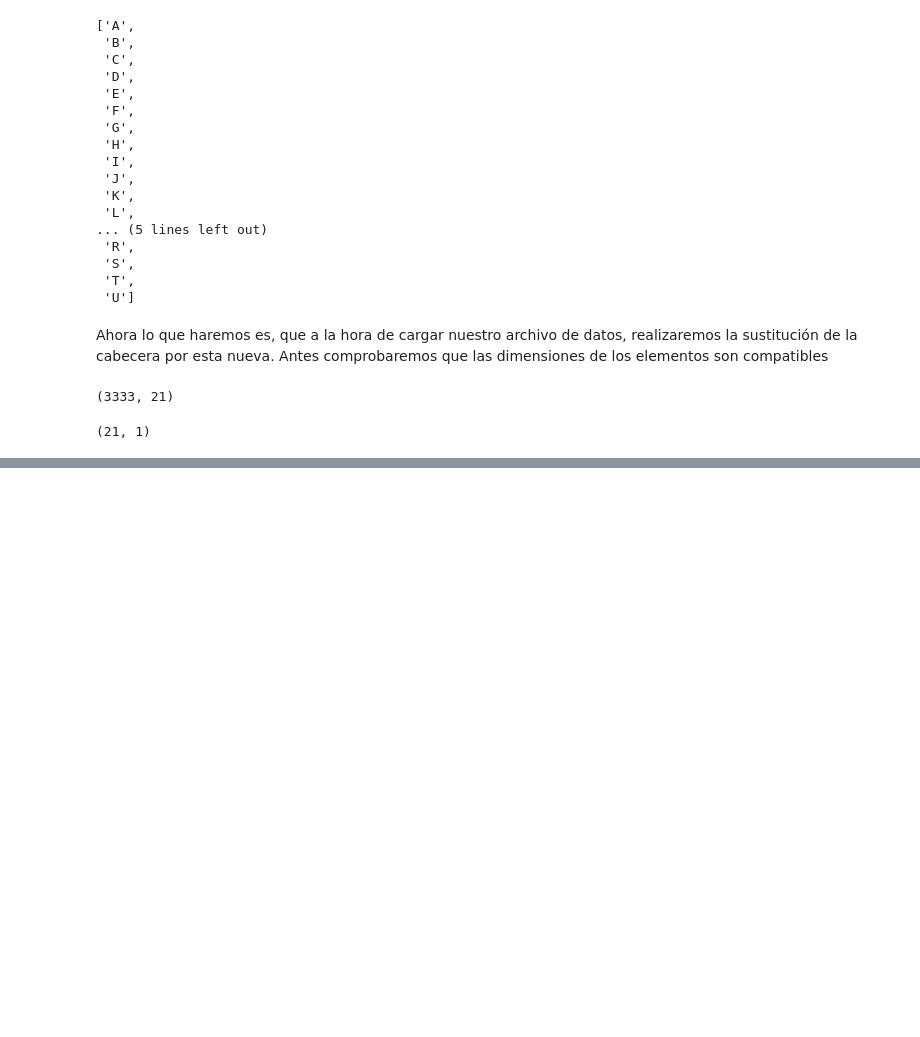
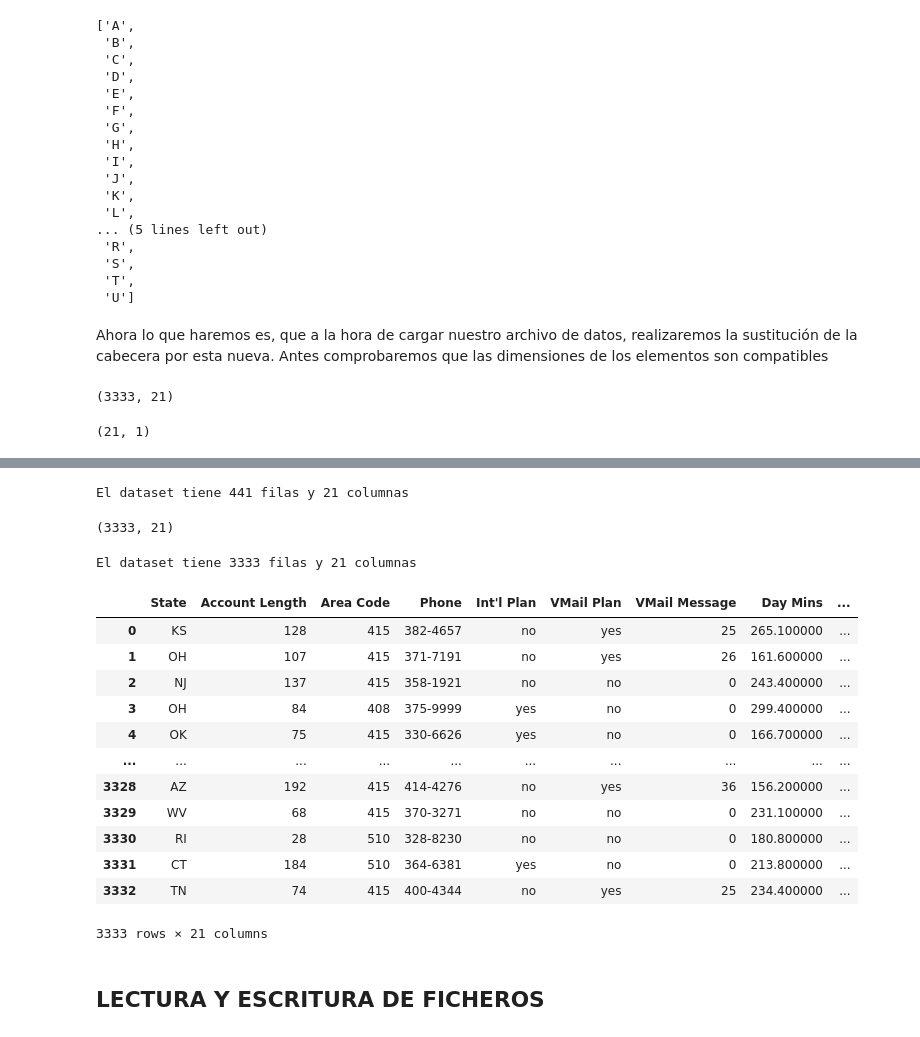
Before and after one commit to javilledo/MachineLearning, a Jupyter notebook: notebooks/t01_01_titanic.ipynb, the cells around one changed output, grey strips where cells are left out. Cells and saved outputs as stored; diff of their text form; code cells hidden in the pictures; blank space fills up the shorter version.

```diff
--- a/notebooks/t01_01_titanic.ipynb
+++ b/notebooks/t01_01_titanic.ipynb
@@ -189,0 +215,71 @@ txt_from_url_con_nuevas_cabeceras
+# %%
+counter = 0
+main_dict = {}
+
+for col in cols:
+  main_dict[col] = []
+
+for line in data:
+  values = data.iloc[counter]
+  for i in range(len(cols)):
+    main_dict[cols[i]].append(values[i])
+    counter += 1
+
+print('El dataset tiene %d filas y %d columnas' % (counter, n_columns))
+
+#ALGO ESTÁ FALLANDO EN ESTE SCRIPT PORQUE EL RESULTADO DE FILAS DEBERÍA SER 3333, COMO SE PUEDE COMPROBAR
+data.shape
+
+# NO OBSTANTE, EL OBJETIVO DE ESTE EJERCICIO ERA PODER TRANSFORMAR EL DATASET DE MANERA MANUAL EN UN DICCIONARIO Y POSTERIORMENTE A UN DATAFRAME,
+# PERO LA FORMA DE OBTENER LOS DATOS YA ERA UN DATAFRAME, CON LO CUAL ERA UN POCO INÚTIL
+# %% [output]
+El dataset tiene 441 filas y 21 columnas
+(3333, 21)
+# %%
+## A CONTINUACIÓN SE REHACE CON OPEN Y DE FORMA MANUAL, DESDE LECTURA HASTA DATAFRAME
+
+#importación de librerías
+import pandas as pd
+from google.colab import files
+
+#lectura de datos
+data = open('Customer Churn Model.txt', 'r')
+
+#número de columnas
+cols = data.readline().strip().split(',')
+n_cols = len(cols)
+
+#número de filas
+counter = 0
+main_dict = {}
+for col in cols:
+  main_dict[col] = []
+for line in data:
+  values = line.strip().split(',')
+  for i in range(n_cols):
+    main_dict[cols[i]].append(values[i])
+  counter += 1
+print('El dataset tiene %d filas y %d columnas' % (counter, n_cols))
+
+#creación del dataframe
+dataframe = pd.DataFrame(main_dict)
+
+#comprobación del resultado
+dataframe
+# %% [output]
+El dataset tiene 3333 filas y 21 columnas
+|  | State | Account Length | Area Code | Phone | Int'l Plan | VMail Plan | VMail Message | Day Mins | ... |
+| 0 | KS | 128 | 415 | 382-4657 | no | yes | 25 | 265.100000 | ... |
+| 1 | OH | 107 | 415 | 371-7191 | no | yes | 26 | 161.600000 | ... |
+| 2 | NJ | 137 | 415 | 358-1921 | no | no | 0 | 243.400000 | ... |
+| 3 | OH | 84 | 408 | 375-9999 | yes | no | 0 | 299.400000 | ... |
+| 4 | OK | 75 | 415 | 330-6626 | yes | no | 0 | 166.700000 | ... |
+| ... | ... | ... | ... | ... | ... | ... | ... | ... | ... |
+| 3328 | AZ | 192 | 415 | 414-4276 | no | yes | 36 | 156.200000 | ... |
+| 3329 | WV | 68 | 415 | 370-3271 | no | no | 0 | 231.100000 | ... |
+| 3330 | RI | 28 | 510 | 328-8230 | no | no | 0 | 180.800000 | ... |
+| 3331 | CT | 184 | 510 | 364-6381 | yes | no | 0 | 213.800000 | ... |
+| 3332 | TN | 74 | 415 | 400-4344 | no | yes | 25 | 234.400000 | ... |
+3333 rows × 21 columns
+# %% [markdown]
+## LECTURA Y ESCRITURA DE FICHEROS
```
Also changed, not shown: parts of 6 cells of this notebook.
